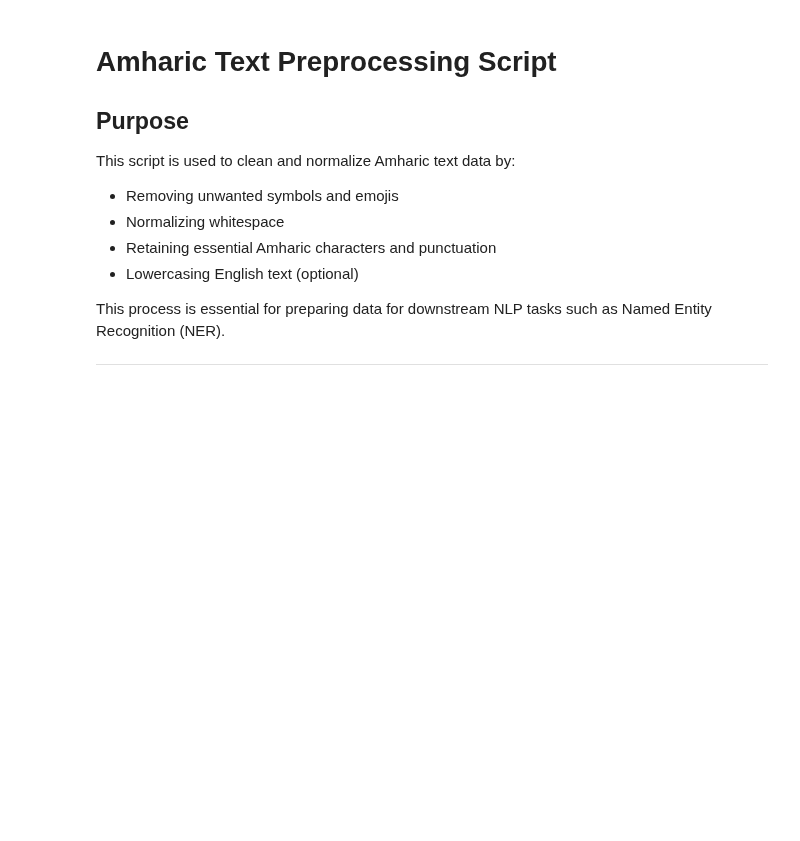
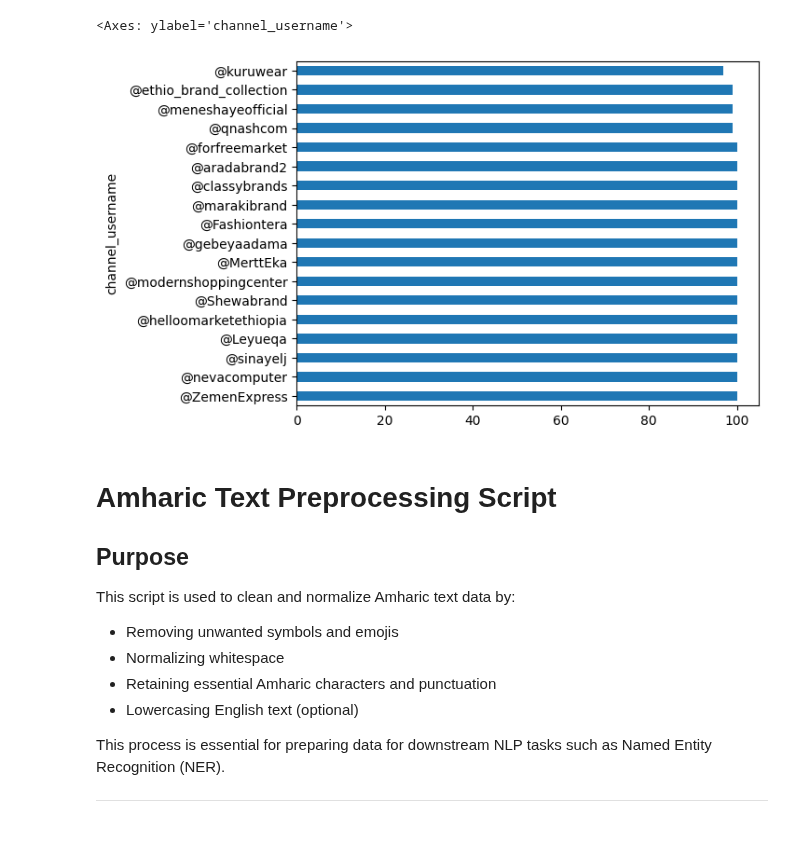
Before and after one commit to sumeyaaaa/-Amharic-E-commerce-Data-Extractor, a Jupyter notebook: notebook/task-1/normalization_and_tokinization.ipynb, the cells around one changed output. Drawn from its saved outputs; the diff is of its cells as text; code cells hidden in the pictures; blank space fills up the shorter version.

```diff
--- a/notebook/task-1/normalization_and_tokinization.ipynb
+++ b/notebook/task-1/normalization_and_tokinization.ipynb
@@ -17,6 +17,11 @@ sys.path.append(os.path.abspath('../../src'))
 # %%
 import pandas as pd
 df = pd.read_csv(r'C:\Users\ABC\Desktop\10Acadamy\week 4\-Amharic-E-commerce-Data-Extractor\data\raw\telegram_scraped_data.csv')
+# %%
+df['channel_username'].value_counts().plot(kind='barh')
+# %% [output]
+<Axes: ylabel='channel_username'>
+[figure, added]
 # %% [markdown]
 # Amharic Text Preprocessing Script
 
```
Also changed, not shown: parts of 2 cells of this notebook, 2 other files.
